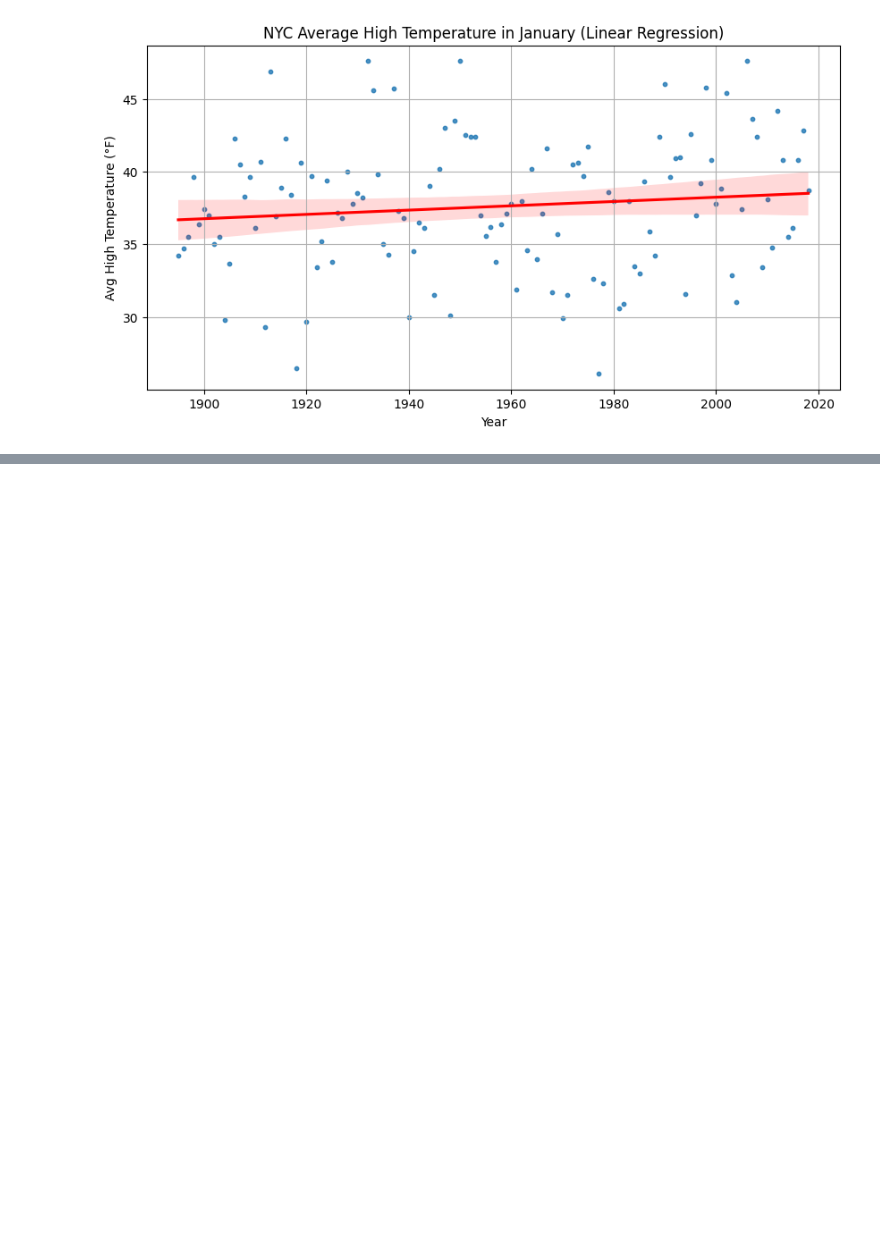
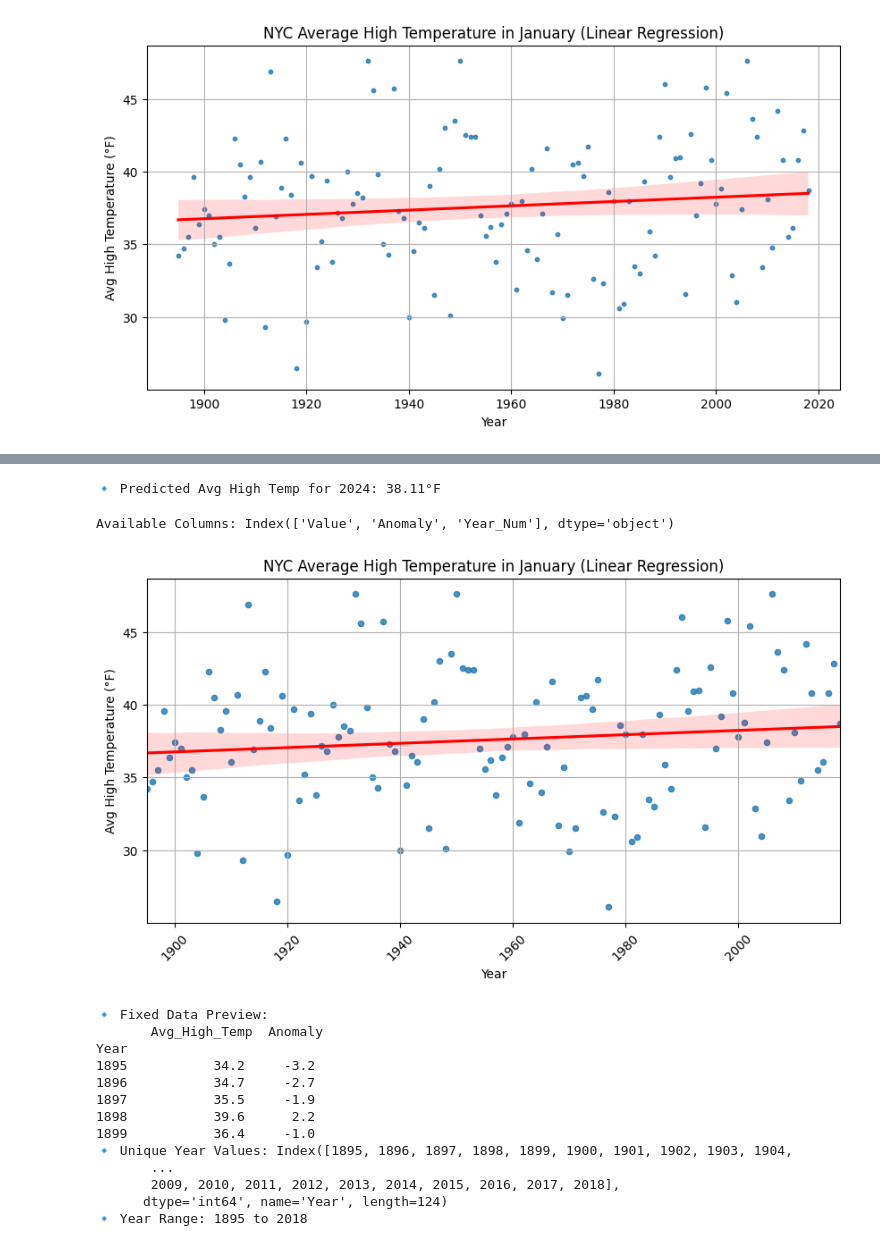
Before and after one commit to kersha0530/datafun-07-applied, a Jupyter notebook: kersha_ml.ipynb, the cells around one changed output, grey strips where cells are left out. Drawn from its saved outputs; the diff is of its cells as text; code cells hidden in the pictures; blank space fills up the shorter version.

Commit message:
corrected part 3 visual and completed part 4 markdown

```diff
--- a/kersha_ml.ipynb
+++ b/kersha_ml.ipynb
@@ -281,0 +337,79 @@ plt.show()
+# %%
+# 📌 Predict the temperature for 2024
+year_to_predict = np.array([[2024]])
+predicted_temp = model.predict(year_to_predict)[0]
+
+print(f"🔹 Predicted Avg High Temp for {year_to_predict[0][0]}: {predicted_temp:.2f}°F")
+# %% [output]
+🔹 Predicted Avg High Temp for 2024: 38.11°F
+# %%
+print("Available Columns:", df.columns)
+# %% [output]
+Available Columns: Index(['Value', 'Anomaly', 'Year_Num'], dtype='object')
+# %%
+# Load CSV again with correct parsing
+df = pd.read_csv(
+    "C:/44608 projects spring 2025/datafun-07-applied/chapter_10_examples/ave_hi_austin_jan_1895-2018.csv"
+)
+
+# Rename Columns if needed
+df.rename(columns={"Date": "Year", "Value": "Avg_High_Temp"}, inplace=True)
+
+# Convert Year column to integer format
+df["Year"] = pd.to_numeric(df["Year"], errors="coerce")
+
+# Remove any NaN values (if extraction failed)
+df.dropna(subset=["Year"], inplace=True)
+
+# Convert to integer
+df["Year"] = df["Year"].astype(int)
+
+# Set Year as Index
+df.set_index("Year", inplace=True)
+
+# Extract only the first 4 digits (Year)
+df.index = df.index.astype(str).str[:4].astype(int)
+
+
+#Section 3 - Visualizations
+
+import matplotlib.pyplot as plt
+import seaborn as sns
+
+# Generate scatter plot with best-fit regression line
+plt.figure(figsize=(10, 5))
+sns.regplot(x=df.index, y=df["Avg_High_Temp"], scatter_kws={"s": 20}, line_kws={"color": "red"})
+
+# Customize labels and title
+plt.xlabel("Year")
+plt.ylabel("Avg High Temperature (°F)")
+plt.title("NYC Average High Temperature in January (Linear Regression)")
+
+# Set x-axis limits and format ticks
+plt.xlim(df.index.min(), df.index.max())
+plt.xticks(rotation=45)
+
+# Show the plot
+plt.grid()
+plt.show()
+
+
+# Print to verify changes
+print("🔹 Fixed Data Preview:\n", df.head())
+print("🔹 Unique Year Values:", df.index.unique())
+print("🔹 Year Range:", df.index.min(), "to", df.index.max())
+# %% [output]
+[figure, added]
+🔹 Fixed Data Preview:
+       Avg_High_Temp  Anomaly
+Year
+1895           34.2     -3.2
+1896           34.7     -2.7
+1897           35.5     -1.9
+1898           39.6      2.2
+1899           36.4     -1.0
+🔹 Unique Year Values: Index([1895, 1896, 1897, 1898, 1899, 1900, 1901, 1902, 1903, 1904,
+       ...
+       2009, 2010, 2011, 2012, 2013, 2014, 2015, 2016, 2017, 2018],
+      dtype='int64', name='Year', length=124)
+🔹 Year Range: 1895 to 2018
```
Also changed, not shown: parts of 21 cells of this notebook.
